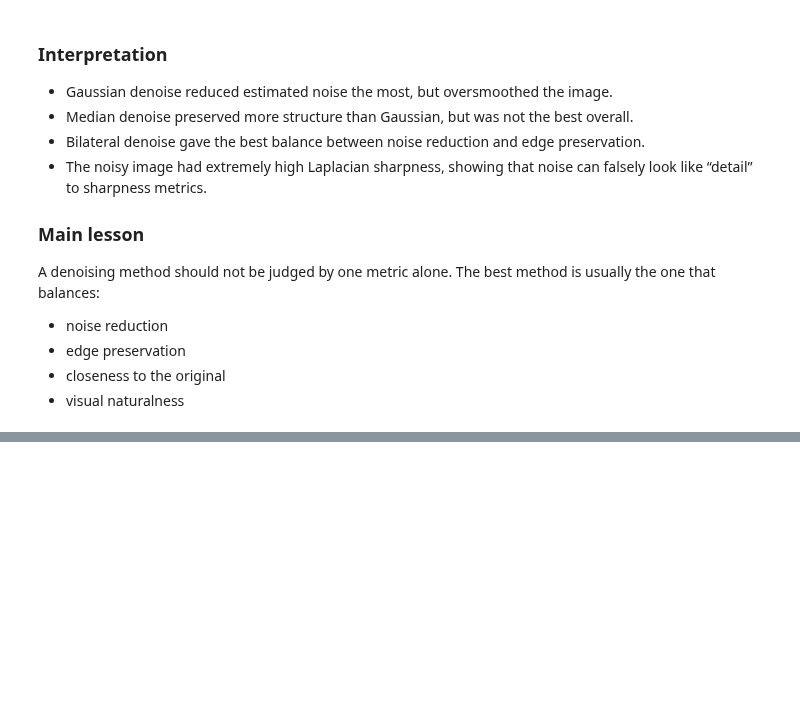
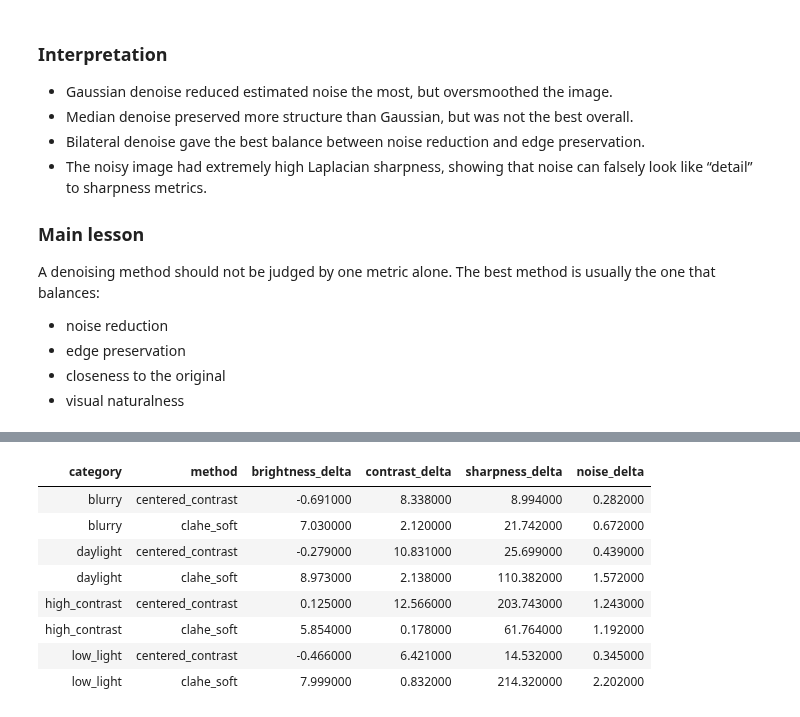
Before and after one commit to fury471/vision-imaging-lab, a Jupyter notebook: notebooks/01_image_quality_basics.ipynb, the cells around one changed output, grey strips where cells are left out. Cells and saved outputs as stored; diff of their text form; code cells hidden in the pictures; blank space fills up the shorter version.

```diff
--- a/notebooks/01_image_quality_basics.ipynb
+++ b/notebooks/01_image_quality_basics.ipynb
@@ -402,0 +529,24 @@ The best method is usually the one that balances:
+# %%
+compare_path = project_root / "outputs" / "compare_clahe_vs_centered_contrast.csv"
+df_compare = pd.read_csv(compare_path)
+
+compare_summary = (
+    df_compare.groupby(["category", "method"])[
+        ["brightness_delta", "contrast_delta", "sharpness_delta", "noise_delta"]
+    ]
+    .median()
+    .round(3)
+    .reset_index()
+)
+
+compare_summary.style.hide(axis="index")
+# %% [output]
+| category | method | brightness_delta | contrast_delta | sharpness_delta | noise_delta |
+| blurry | centered_contrast | -0.691000 | 8.338000 | 8.994000 | 0.282000 |
+| blurry | clahe_soft | 7.030000 | 2.120000 | 21.742000 | 0.672000 |
+| daylight | centered_contrast | -0.279000 | 10.831000 | 25.699000 | 0.439000 |
+| daylight | clahe_soft | 8.973000 | 2.138000 | 110.382000 | 1.572000 |
+| high_contrast | centered_contrast | 0.125000 | 12.566000 | 203.743000 | 1.243000 |
+| high_contrast | clahe_soft | 5.854000 | 0.178000 | 61.764000 | 1.192000 |
+| low_light | centered_contrast | -0.466000 | 6.421000 | 14.532000 | 0.345000 |
+| low_light | clahe_soft | 7.999000 | 0.832000 | 214.320000 | 2.202000 |
```
Also changed, not shown: parts of 15 cells of this notebook, 56 other files.
